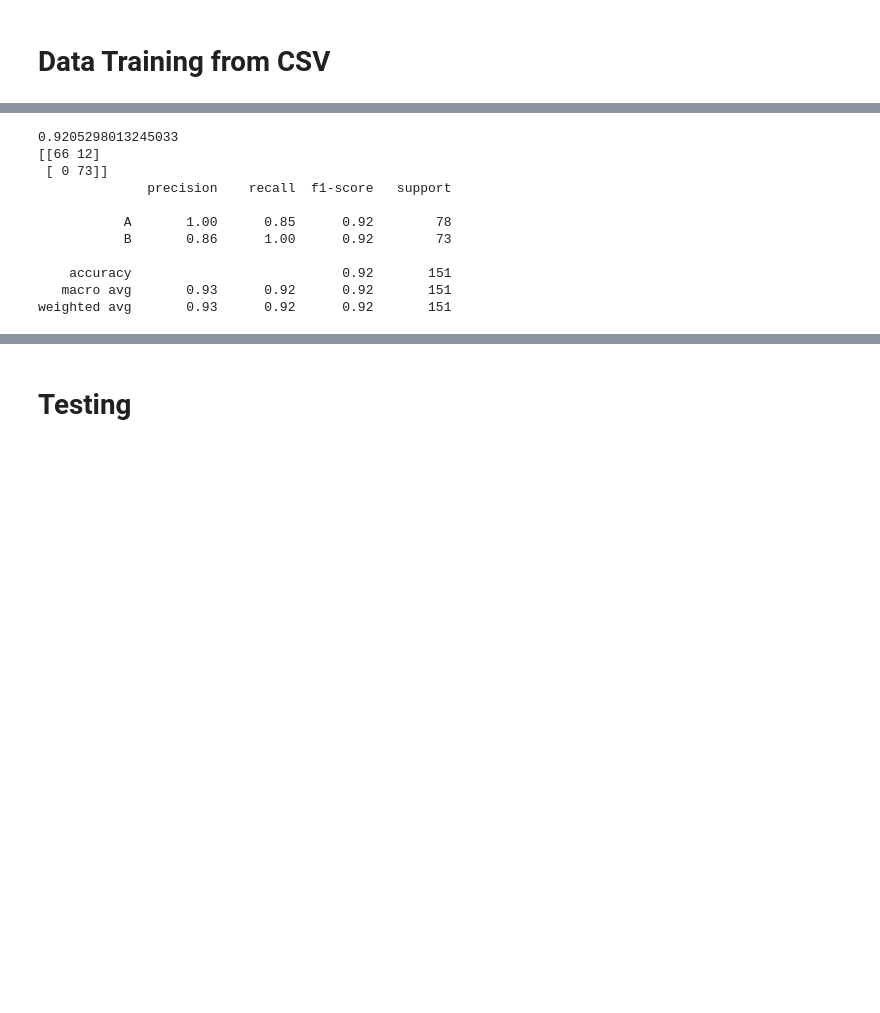
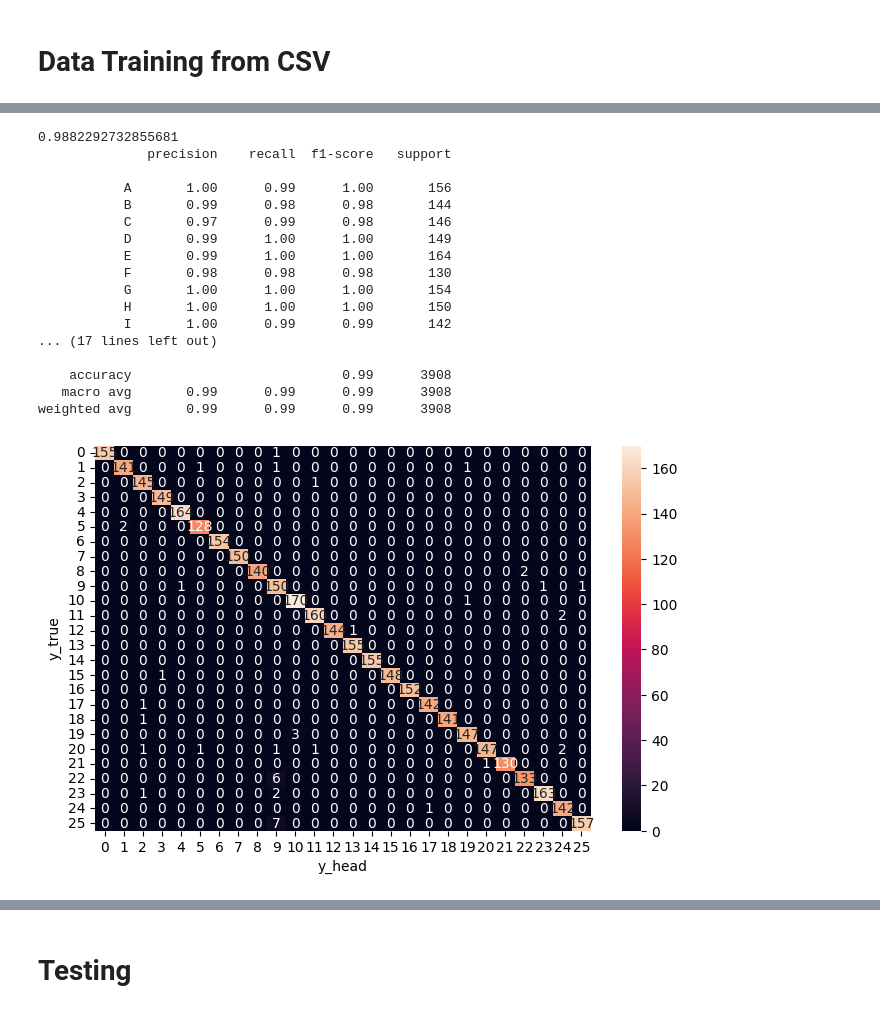
Before and after one commit to fatanuryanto/penerjemah_bisindo, a Jupyter notebook: Mediapipe.ipynb, the cells around one changed output, grey strips where cells are left out. Saved outputs shown, nothing was run; the diff lists cells and outputs as text; code cells hidden in the pictures; blank space fills up the shorter version.

```diff
--- a/Mediapipe.ipynb
+++ b/Mediapipe.ipynb
@@ -197,17 +162,32 @@ RFC.fit(X_train, y_train)
 y_pred = RFC.predict(X_test)
 #Akurasi dari Data training
 print(accuracy_score(y_test,y_pred)) #mencetak akurasi prediksi
-print(confusion_matrix(y_test,y_pred)) #mencetak confusion Matrix
 print(classification_report(y_test,y_pred)) #mencetak classification report Precision, Recall, F1
 # %% [output]
-0.9205298013245033
-[[66 12]
- [ 0 73]]
+0.9882292732855681
               precision    recall  f1-score   support
 
-           A       1.00      0.85      0.92        78
-           B       0.86      1.00      0.92        73
+           A       1.00      0.99      1.00       156
+           B       0.99      0.98      0.98       144
+           C       0.97      0.99      0.98       146
+           D       0.99      1.00      1.00       149
+           E       0.99      1.00      1.00       164
+           F       0.98      0.98      0.98       130
+           G       1.00      1.00      1.00       154
+           H       1.00      1.00      1.00       150
+           I       1.00      0.99      0.99       142
+... (17 lines left out)
 
-    accuracy                           0.92       151
-   macro avg       0.93      0.92      0.92       151
-weighted avg       0.93      0.92      0.92       151
+    accuracy                           0.99      3908
+   macro avg       0.99      0.99      0.99      3908
+weighted avg       0.99      0.99      0.99      3908
+# %%
+import seaborn as sns
+import matplotlib.pyplot as plt
+f, ax = plt.subplots(figsize=(8,5))
+sns.heatmap(confusion_matrix(y_test, y_pred), annot=True, fmt=".0f", ax=ax)
+plt.xlabel("y_head")
+plt.ylabel("y_true")
+plt.show()
+# %% [output]
+[figure, added]
```
Also changed, not shown: parts of 12 cells of this notebook, 4 other files.
